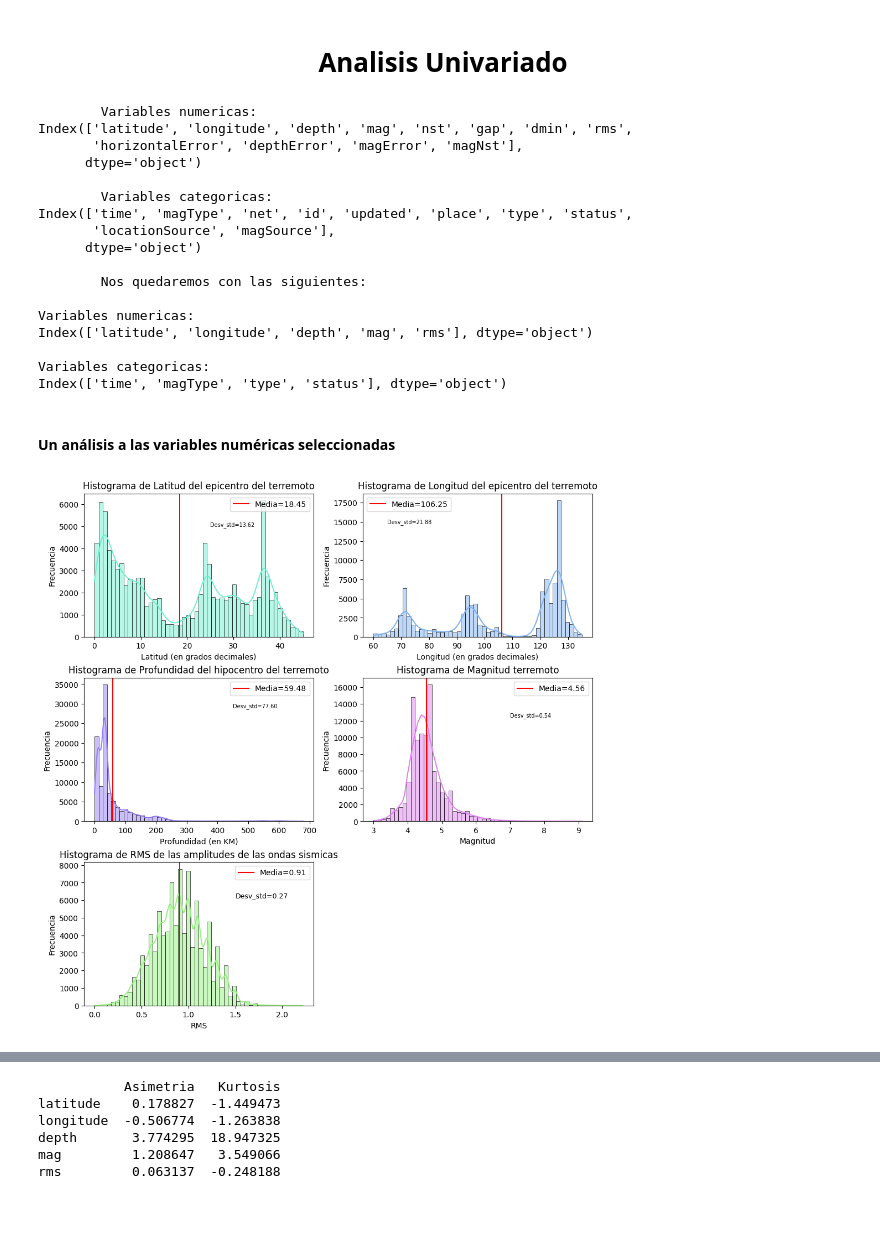
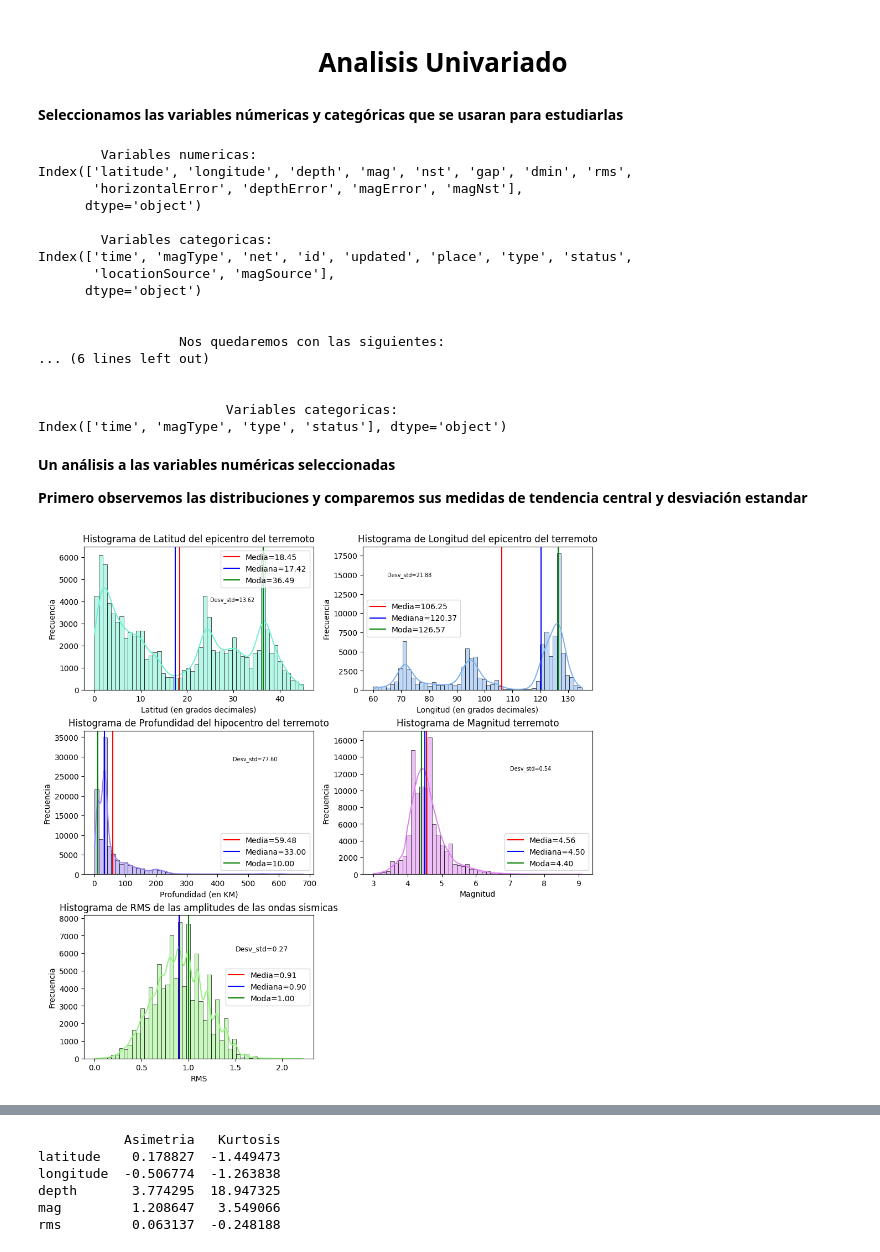
Before and after one commit to SantCorrea802/Repositorio_Curso_Fundamentos_Ciencia_de_Datos, a Jupyter notebook: proyecto_aula/py_Santiago_Correa_Marulanda_01_intro.ipynb, the cells around one changed output, grey strips where cells are left out. Drawn from its saved outputs; the diff is of its cells as text; code cells hidden in the pictures; blank space fills up the shorter version.

```diff
--- a/proyecto_aula/py_Santiago_Correa_Marulanda_01_intro.ipynb
+++ b/proyecto_aula/py_Santiago_Correa_Marulanda_01_intro.ipynb
@@ -87,6 +110,8 @@ earthq.describe()
 | max | 45.000000 | 134.998000 | 678.000000 | 9.100000 | 776.000000 | 337.800000 | 56.265000 | 2.220000 | 31.700000 | ... |
 # %% [markdown]
 <h1 align="center">Analisis Univariado</h1>
+# %% [markdown]
+**Seleccionamos las variables númericas y categóricas que se usaran para estudiarlas**
 # %%
 # Obtenemos las variables numericas y categoricas por separado
 col_num = earthq.select_dtypes(include=["Float64"])
@@ -98,9 +123,11 @@ print(f"\n\tVariables categoricas:\n{col_cat.columns}")
 num = col_num[["latitude", "longitude", "depth", "mag", "rms"]]
 cat = col_cat[["time","magType", "type", "status"]]
 
-print(f"\n\tNos quedaremos con las siguientes:")
-print(f"\nVariables numericas:\n{num.columns}")
-print(f"\nVariables categoricas:\n{cat.columns}")
+print(f"\n\n\t\t  Nos quedaremos con las siguientes:")
+print()
+print("==============================================================================")
+print(f"\n\n\t\t\tVariables numericas:\n{num.columns}")
+print(f"\n\n\t\t\tVariables categoricas:\n{cat.columns}")
 # %% [output]
         Variables numericas:
 Index(['latitude', 'longitude', 'depth', 'mag', 'nst', 'gap', 'dmin', 'rms',
@@ -112,15 +139,17 @@ Index(['time', 'magType', 'net', 'id', 'updated', 'place', 'type', 'status',
        'locationSource', 'magSource'],
       dtype='object')
 
-        Nos quedaremos con las siguientes:
 
-Variables numericas:
-Index(['latitude', 'longitude', 'depth', 'mag', 'rms'], dtype='object')
+                  Nos quedaremos con las siguientes:
+... (6 lines left out)
 
-Variables categoricas:
+
+                        Variables categoricas:
 Index(['time', 'magType', 'type', 'status'], dtype='object')
 # %% [markdown]
-#### Un análisis a las variables numéricas seleccionadas
+**Un análisis a las variables numéricas seleccionadas**
+
+**Primero observemos las distribuciones y comparemos sus medidas de tendencia central y desviación estandar**
 # %%
 fig, axes = plt.subplots(3,2, figsize=(10,10), constrained_layout=True)
 axes = axes.flatten()# convierte matriz 2x3 a una lista de 6
@@ -133,9 +162,13 @@ ax1.set_xlabel("Latitud (en grados decimales)")
 ax1.set_ylabel("Frecuencia")
 
 mean_lat = num["latitude"].mean()
+median_lat = num["latitude"].median()
+mode_lat = num["latitude"].mode()[0]
 desv_std_lat = num["latitude"].std()
 ax1.axvline(x=mean_lat, color="red", label=f"Media={mean_lat:.2f}")
-ax1.text(25,5000,f"Desv_std={desv_std_lat:.2f}", fontsize = 7)
+ax1.axvline(x=median_lat, color="blue", label=f"Mediana={median_lat:.2f}")
+ax1.axvline(x=mode_lat, color="green", label=f"Moda={mode_lat:.2f}")
+ax1.text(25,4000,f"Desv_std={desv_std_lat:.2f}", fontsize = 7)
 ax1.legend()
 
 
@@ -145,8 +178,12 @@ ax2.set_xlabel("Longitud (en grados decimales)")
 ax2.set_ylabel("Frecuencia")
 
 mean_lon = num["longitude"].mean()
+median_lon = num["longitude"].median()
+mode_lon = num["longitude"].mode()[0]
 desv_std_lon = num["longitude"].std()
 ax2.axvline(x=mean_lon, color="red", label=f"Media={mean_lon:.2f}")
+ax2.axvline(x=median_lon, color="blue", label=f"Mediana={median_lon:.2f}")
+ax2.axvline(x=mode_lon, color="green", label=f"Moda={mode_lon:.2f}")
 ax2.text(65,14800,f"Desv_std={desv_std_lon:.2f}", fontsize = 7)
 ax2.legend()
 
@@ -156,38 +193,50 @@ ax3.set_xlabel("Profundidad (en KM)")
 ax3.set_ylabel("Frecuencia")
 
 mean_depth = num["depth"].mean()
+median_depth = num["depth"].median()
+mode_depth = num["depth"].mode()[0]
 desv_std_depth = num["depth"].std()
 ax3.axvline(x=mean_depth, color="red", label=f"Media={mean_depth:.2f}")
+ax3.axvline(x=median_depth, color="blue", label=f"Mediana={median_depth:.2f}")
+ax3.axvline(x=mode_depth, color="green", label=f"Moda={mode_depth:.2f}")
 ax3.text(450,29000,f"Desv_std={desv_std_depth:.2f}", fontsize = 7)
 ax3.legend()
 
 sns.histplot(data=num, x="mag", ax = ax4, color="#E180F2", bins=50, kde=True)
 ax4.set_title("Histograma de Magnitud terremoto")
 ax4.set_xlabel("Magnitud")
 ax4.set_ylabel("Frecuencia")
 
 mean_mag = num["mag"].mean()
+median_mag = num["mag"].median()
+mode_mag = num["mag"].mode()[0]
 desv_std_mag = num["mag"].std()
 ax4.axvline(x=mean_mag, color="red", label=f"Media={mean_mag:.2f}")
+ax4.axvline(x=median_mag, color="blue", label=f"Mediana={median_mag:.2f}")
+ax4.axvline(x=mode_mag, color="green", label=f"Moda={mode_mag:.2f}")
 ax4.text(7,12500,f"Desv_std={desv_std_mag:.2f}", fontsize = 7)
 ax4.legend()
 
 
 sns.histplot(data=num, x="rms", ax = ax5, color="#95F280", bins=50, kde=True)
 ax5.set_title("Histograma de RMS de las amplitudes de las ondas sismicas")
 ax5.set_xlabel("RMS")
 ax5.set_ylabel("Frecuencia")
 
 
 mean_rms = num["rms"].mean()
+median_rms = num["rms"].median()
+mode_rms = num["rms"].mode()[0]
 desv_std_rms = num["rms"].std()
 ax5.axvline(x=mean_rms, color="red", label=f"Media={mean_rms:.2f}")
+ax5.axvline(x=median_rms, color="blue", label=f"Mediana={median_rms:.2f}")
+ax5.axvline(x=mode_rms, color="green", label=f"Moda={mode_rms:.2f}")
 ax5.text(1.5,6150,f"Desv_std={desv_std_rms:.2f}", fontsize = 9)
 ax5.legend()
 
 plt.show()
 # %% [output]
-[figure, old version]
+[figure, new version]
 # %% [markdown]
 **Latitud:** Sus observaciones no tienen una distribución identificable, se observan tres picos de los cuales dos de estos son practicamente iguales, probablemente hagan referencia a regiones con ciertas similitudes, sus colas no son muy pesadas, la media está en medio de los dos picos destacables, aunque la media en este tipo de distribuciones no es muy representativa, su desviación estandar no es relativamente grande, es probable que no tenga datos atípicos
 
```
Also changed, not shown: parts of 45 cells of this notebook.
